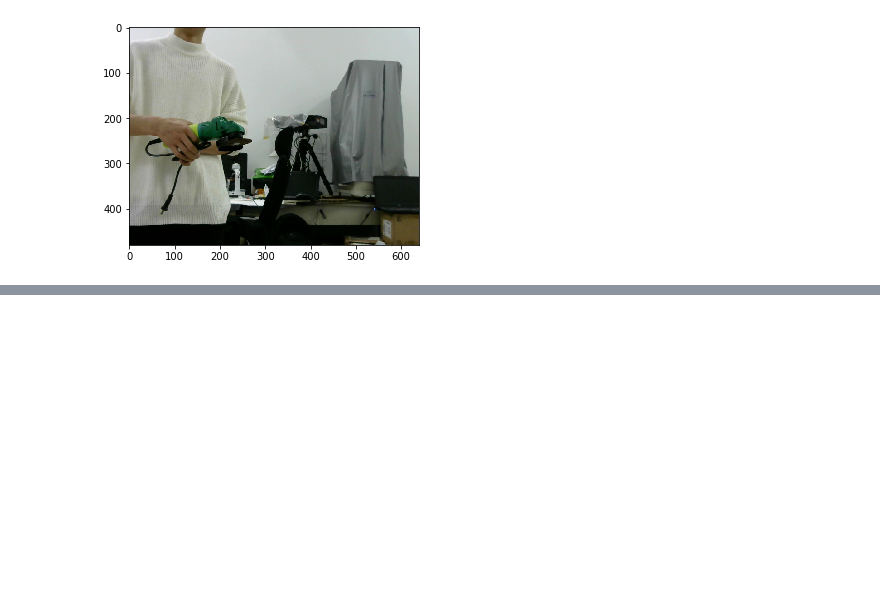
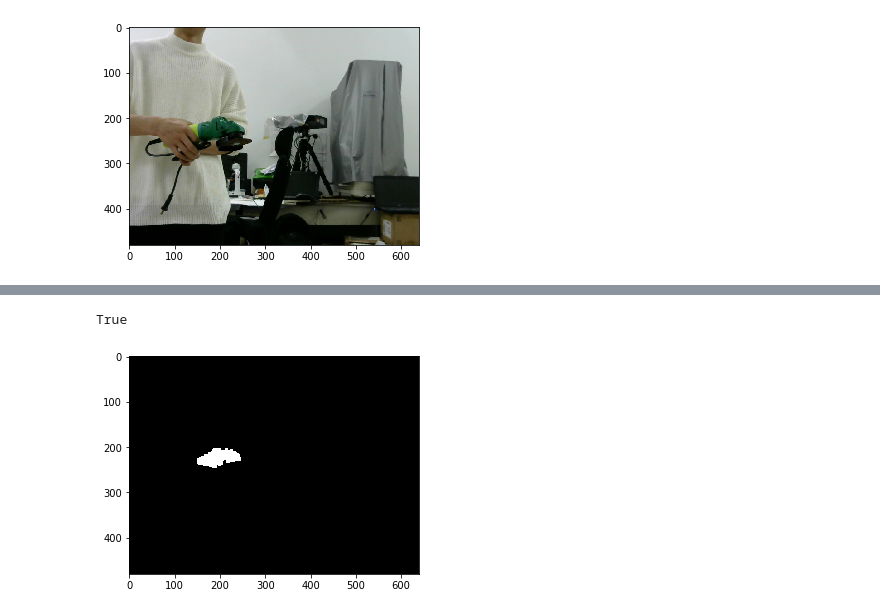
Before and after one commit to ViolinLee/OpenCV_quick_learning, a Jupyter notebook: projects/grinding_tool_detection/hsv_detect.ipynb, the cells around one changed output, grey strips where cells are left out. Saved outputs shown, nothing was run; the diff lists cells and outputs as text; code cells hidden in the pictures; blank space fills up the shorter version.

```diff
--- a/projects/grinding_tool_detection/hsv_detect.ipynb
+++ b/projects/grinding_tool_detection/hsv_detect.ipynb
@@ -34,0 +51,12 @@ plt.imshow(mask, cmap='gray')
+# %%
+# erosion then dilation
+kernel_e = np.ones((3,3),np.uint8)
+kernel_d = np.ones((7,7),np.uint8)
+erosion = cv2.erode(mask,kernel_e,iterations = 1)
+ed = cv2.dilate(erosion,kernel_d,iterations = 1)
+
+plt.imshow(ed, cmap='gray')
+cv2.imwrite("erosion_dilation.png", ed)
+# %% [output]
+True
+[figure, added]
```
Also changed, not shown: parts of 8 cells of this notebook, 1 other file.
